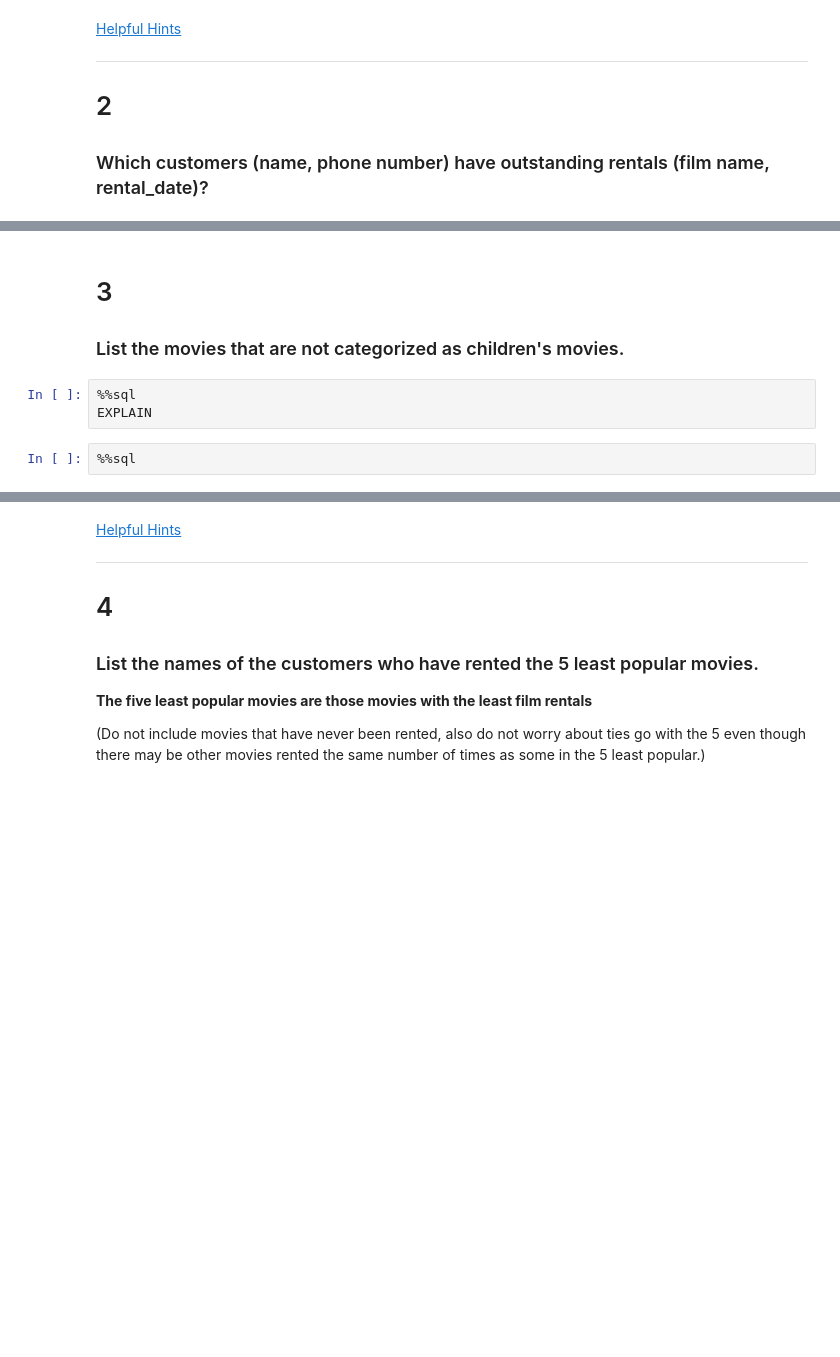
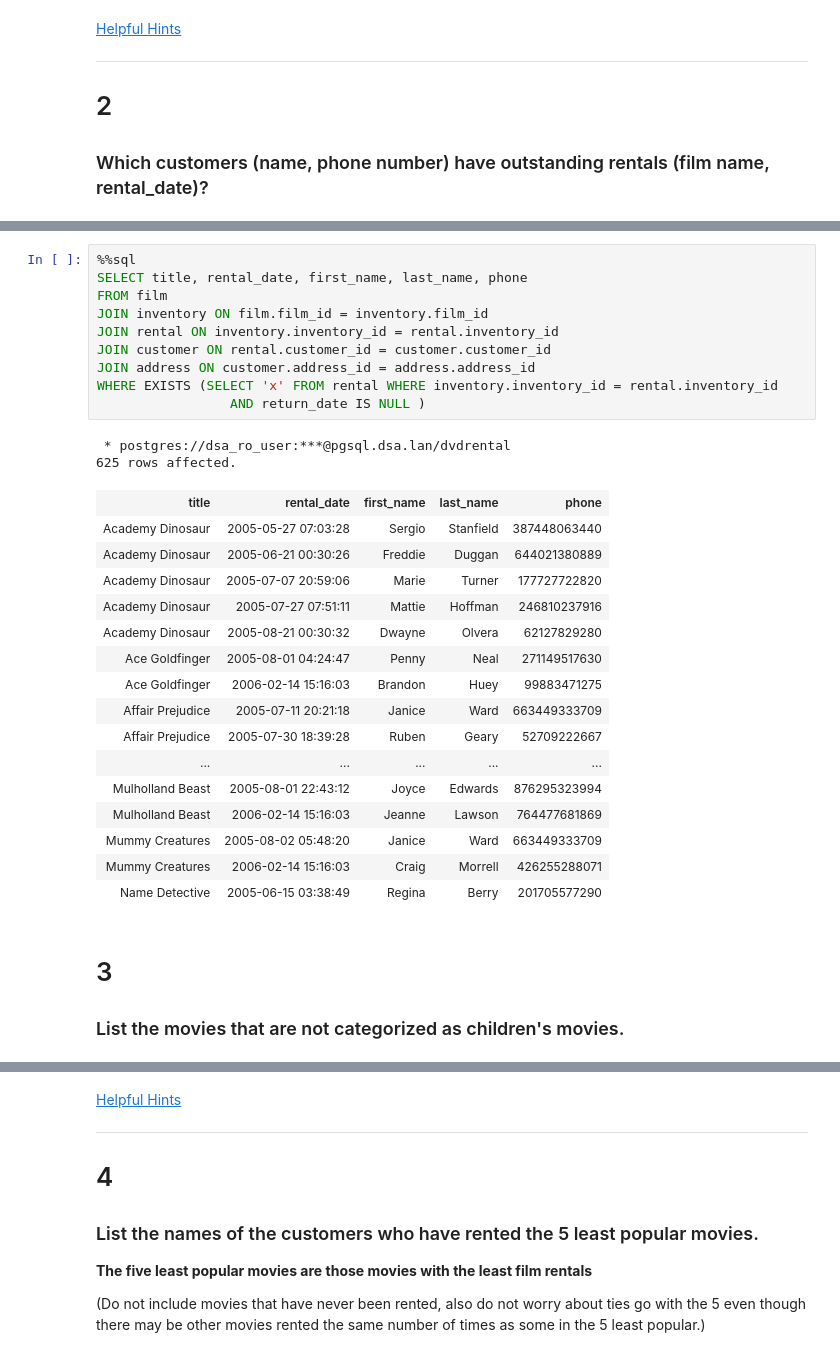
Before and after one commit to may96cc/f21dsa7030, a Jupyter notebook: module4/exercises/Nested.ipynb, the cells around one changed output, grey strips where cells are left out. Saved outputs shown, nothing was run; the diff lists cells and outputs as text; blank space fills up the shorter version.

```diff
--- a/module4/exercises/Nested.ipynb
+++ b/module4/exercises/Nested.ipynb
@@ -46,9 +118,33 @@ EXPLAIN
+# %%
+%%sql
+SELECT title, rental_date, first_name, last_name, phone
+FROM film
+JOIN inventory ON film.film_id = inventory.film_id
+JOIN rental ON inventory.inventory_id = rental.inventory_id
+JOIN customer ON rental.customer_id = customer.customer_id
+JOIN address ON customer.address_id = address.address_id
+WHERE EXISTS (SELECT 'x' FROM rental WHERE inventory.inventory_id = rental.inventory_id
+                 AND return_date IS NULL )
+# %% [output]
+ * postgres://dsa_ro_user:***@pgsql.dsa.lan/dvdrental
+625 rows affected.
+| title | rental_date | first_name | last_name | phone |
+| Academy Dinosaur | 2005-05-27 07:03:28 | Sergio | Stanfield | 387448063440 |
+| Academy Dinosaur | 2005-06-21 00:30:26 | Freddie | Duggan | 644021380889 |
+| Academy Dinosaur | 2005-07-07 20:59:06 | Marie | Turner | 177727722820 |
+| Academy Dinosaur | 2005-07-27 07:51:11 | Mattie | Hoffman | 246810237916 |
+| Academy Dinosaur | 2005-08-21 00:30:32 | Dwayne | Olvera | 62127829280 |
+| Ace Goldfinger | 2005-08-01 04:24:47 | Penny | Neal | 271149517630 |
+| Ace Goldfinger | 2006-02-14 15:16:03 | Brandon | Huey | 99883471275 |
+| Affair Prejudice | 2005-07-11 20:21:18 | Janice | Ward | 663449333709 |
+| Affair Prejudice | 2005-07-30 18:39:28 | Ruben | Geary | 52709222667 |
+| ... | ... | ... | ... | ... |
+| Mulholland Beast | 2005-08-01 22:43:12 | Joyce | Edwards | 876295323994 |
+| Mulholland Beast | 2006-02-14 15:16:03 | Jeanne | Lawson | 764477681869 |
+| Mummy Creatures | 2005-08-02 05:48:20 | Janice | Ward | 663449333709 |
+| Mummy Creatures | 2006-02-14 15:16:03 | Craig | Morrell | 426255288071 |
+| Name Detective | 2005-06-15 03:38:49 | Regina | Berry | 201705577290 |
 # %% [markdown]
 # 3
 
 ### List the movies that are not categorized as children's movies.
-# %%
-%%sql
-EXPLAIN
-# %%
-%%sql
```
Also changed, not shown: parts of 26 cells of this notebook, 1 other file.
